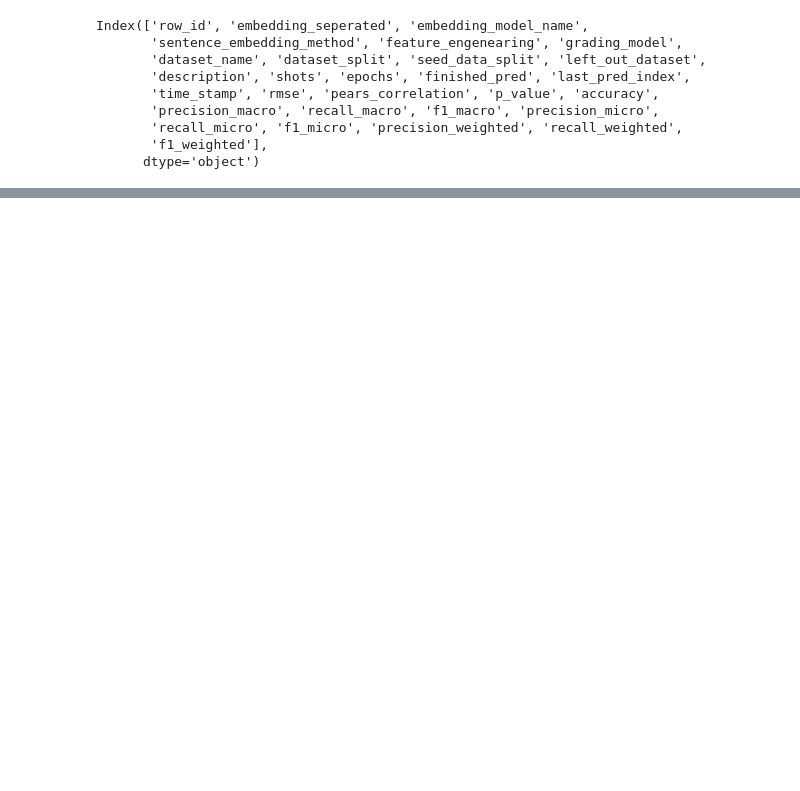
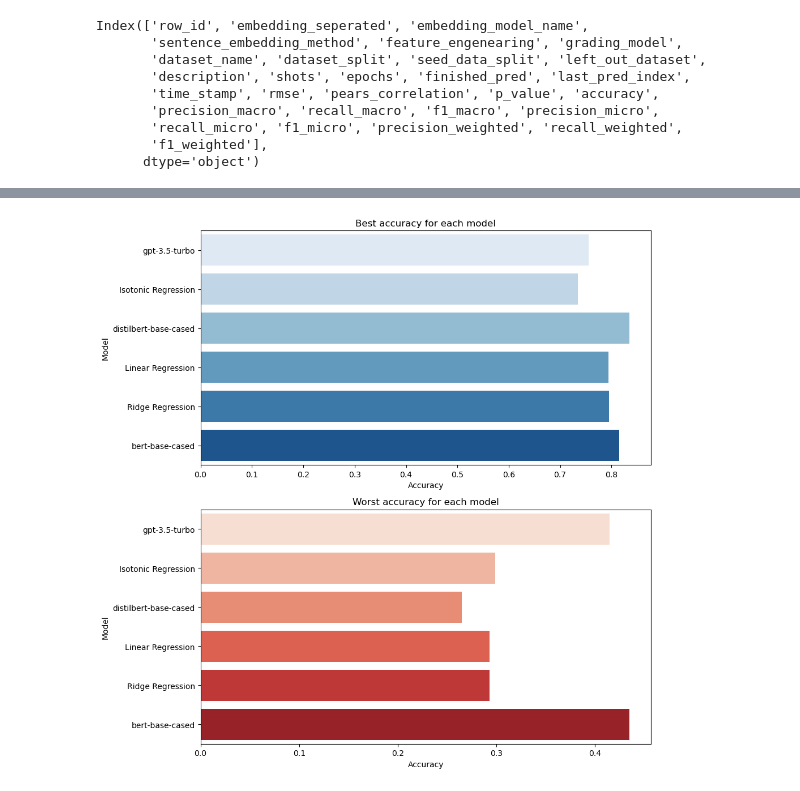
Before and after one commit to OlafVrijmoet/Thesis, a Jupyter notebook: performance_tracking/restuls_insights_test.ipynb, the cells around one changed output, grey strips where cells are left out. Cells and saved outputs as stored; diff of their text form; code cells hidden in the pictures; blank space fills up the shorter version.

```diff
--- a/performance_tracking/restuls_insights_test.ipynb
+++ b/performance_tracking/restuls_insights_test.ipynb
@@ -122,0 +217,24 @@ average_by_group
+# %%
+import matplotlib.pyplot as plt
+import seaborn as sns
+
+# create a figure and axes
+fig, (ax1, ax2) = plt.subplots(nrows=2, ncols=1, figsize=(10, 10))
+
+# create a bar plot for the best accuracy
+sns.barplot(x='best_accuracy', y='grading_model', data=best_worst_df, ax=ax1, orient='h', palette='Blues')
+ax1.set_title('Best accuracy for each model')
+ax1.set_xlabel('Accuracy')
+ax1.set_ylabel('Model')
+
+# create a bar plot for the worst accuracy
+sns.barplot(x='worst_accuracy', y='grading_model', data=best_worst_df, ax=ax2, orient='h', palette='Reds')
+ax2.set_title('Worst accuracy for each model')
+ax2.set_xlabel('Accuracy')
+ax2.set_ylabel('Model')
+
+# show the plot
+plt.tight_layout()
+plt.show()
+# %% [output]
+[figure, added]
```
Also changed, not shown: parts of 22 cells of this notebook, 4 other files.
